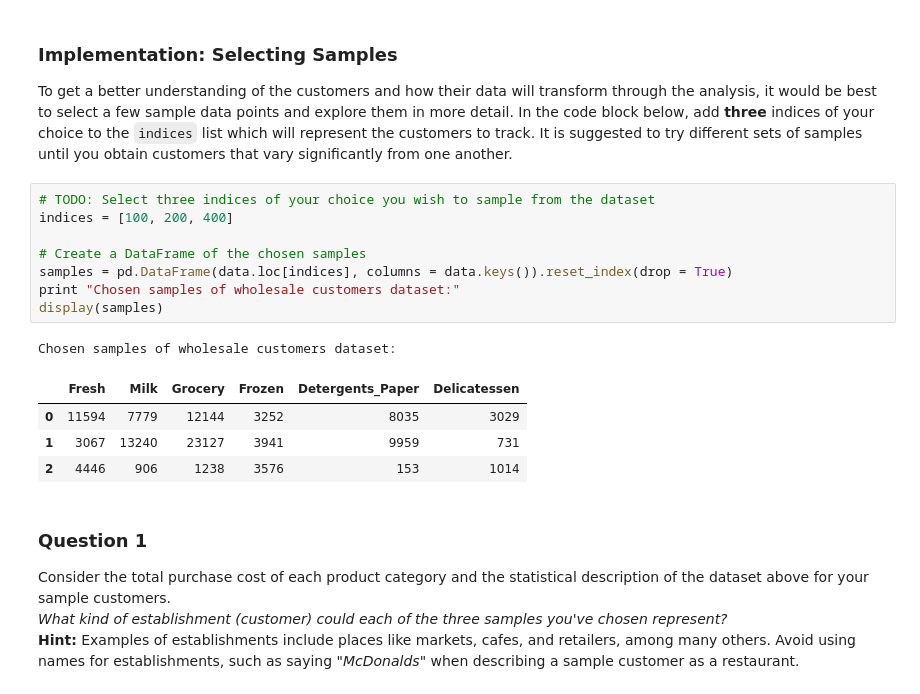
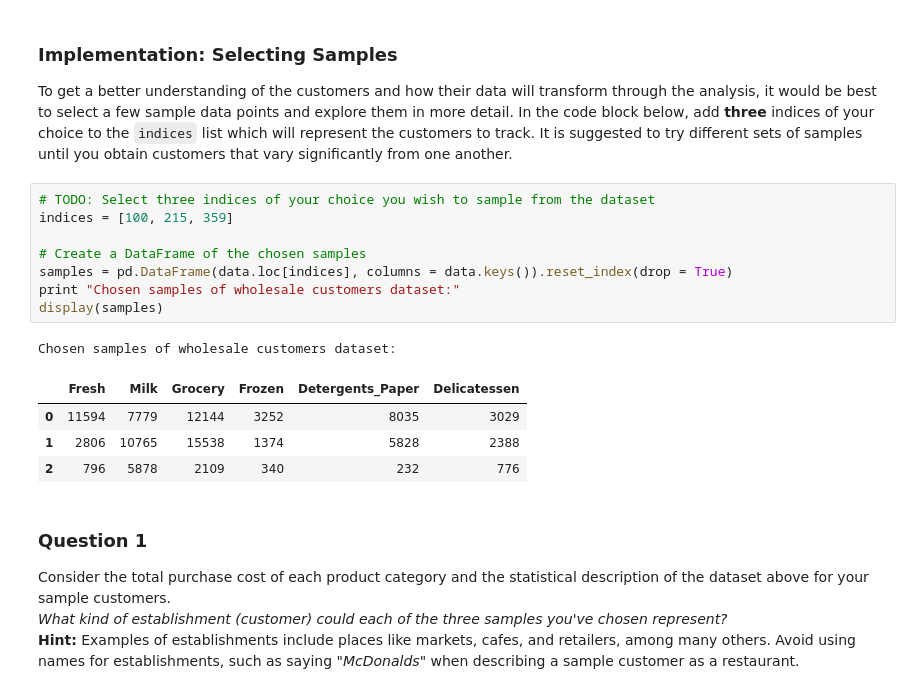
Before and after one commit to VikramSuriyanarayanan/machine-learning, a Jupyter notebook: customer_segments/customer_segments.ipynb, the cells around one changed output. Saved outputs shown, nothing was run; the diff lists cells and outputs as text.

```diff
--- a/customer_segments/customer_segments.ipynb
+++ b/customer_segments/customer_segments.ipynb
@@ -60,18 +60,18 @@ display(data.describe())
 To get a better understanding of the customers and how their data will transform through the analysis, it would be best to select a few sample data points and explore them in more detail. In the code block below, add **three** indices of your choice to the `indices` list which will represent the customers to track. It is suggested to try different sets of samples until you obtain customers that vary significantly from one another.
 # %%
 # TODO: Select three indices of your choice you wish to sample from the dataset
-indices = [100, 200, 400]
+indices = [100, 215, 359]
 
 # Create a DataFrame of the chosen samples
 samples = pd.DataFrame(data.loc[indices], columns = data.keys()).reset_index(drop = True)
 print "Chosen samples of wholesale customers dataset:"
 display(samples)
 # %% [output]
 Chosen samples of wholesale customers dataset:
 |  | Fresh | Milk | Grocery | Frozen | Detergents_Paper | Delicatessen |
 | 0 | 11594 | 7779 | 12144 | 3252 | 8035 | 3029 |
-| 1 | 3067 | 13240 | 23127 | 3941 | 9959 | 731 |
-| 2 | 4446 | 906 | 1238 | 3576 | 153 | 1014 |
+| 1 | 2806 | 10765 | 15538 | 1374 | 5828 | 2388 |
+| 2 | 796 | 5878 | 2109 | 340 | 232 | 776 |
 # %% [markdown]
 ### Question 1
 Consider the total purchase cost of each product category and the statistical description of the dataset above for your sample customers.
```
Also changed, not shown: parts of 30 cells of this notebook, 1 other file.
